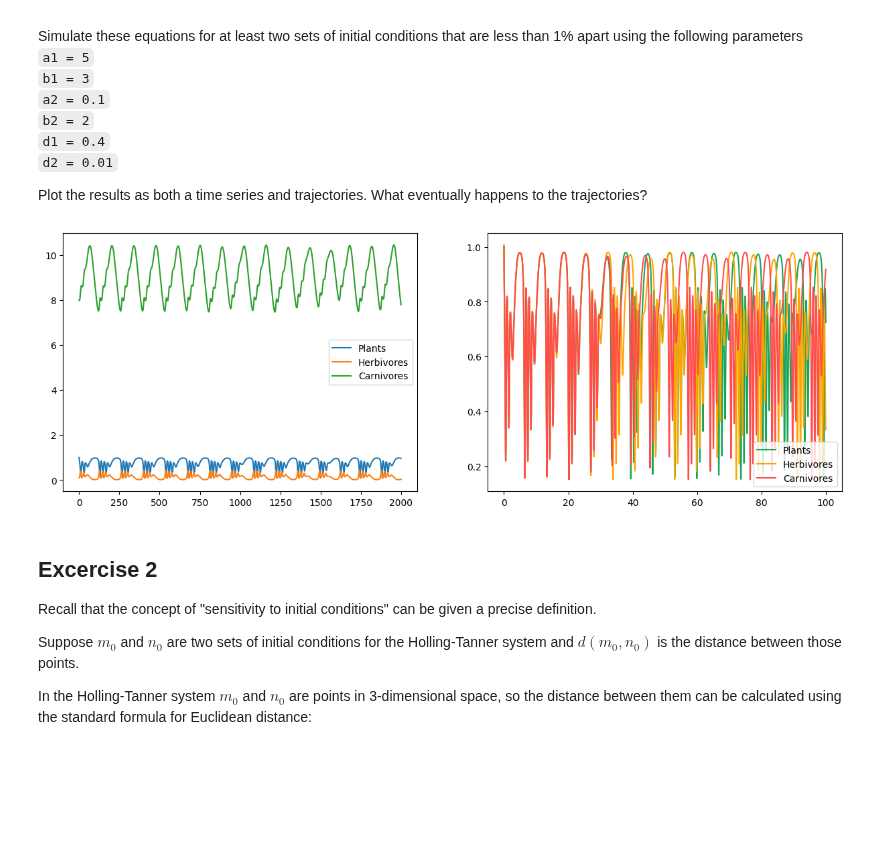
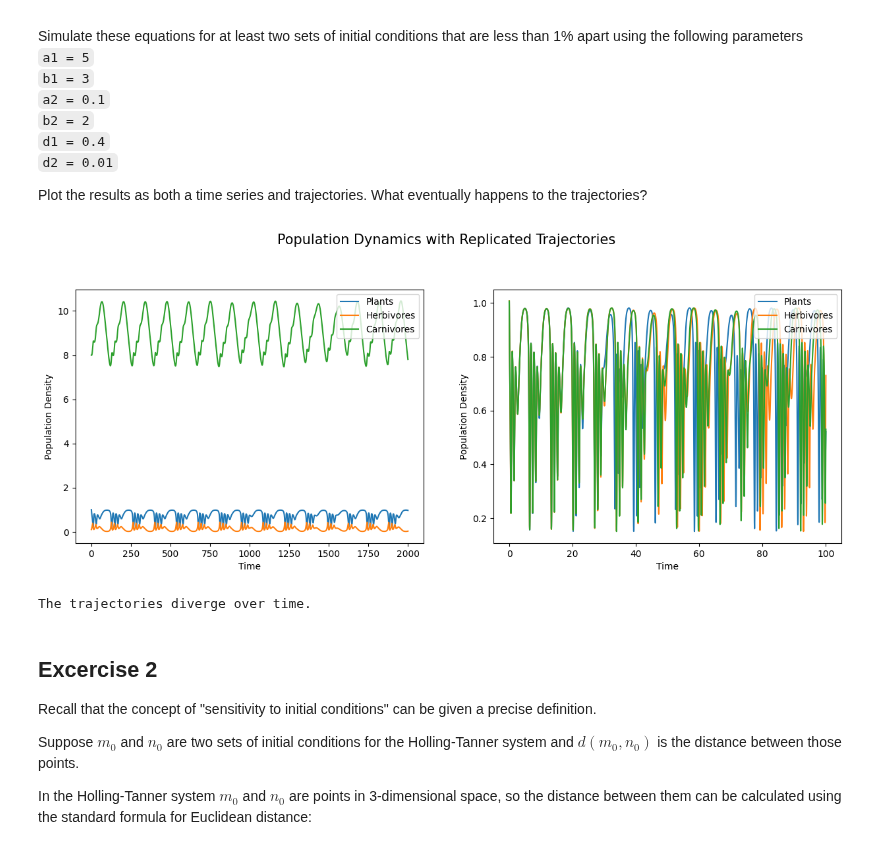
Before and after one commit to mkayeterry/MCDB172, a Jupyter notebook: ipynb/hw/HW9 - Chaotic Systems.ipynb, the cells around one changed output. Drawn from its saved outputs; the diff is of its cells as text; code cells hidden in the pictures; blank space fills up the shorter version.

```diff
--- a/ipynb/hw/HW9 - Chaotic Systems.ipynb
+++ b/ipynb/hw/HW9 - Chaotic Systems.ipynb
@@ -33,40 +33,46 @@ def HT(state, t0, a1 = 5, a2 = 0.1, b1 = 3, b2 = 2, d1 = 0.4, d2 = 0.01):
 
     x = state[0]
     y = state[1]
     z = state[2]
 
     dxdt = x * (1 - x) - ((a1 * x)/(1 + (b1 * x))) * y
     dydt = (((a1 * x)/(1 + (b1 * x))) * y) - (d1 * y) - ((a2 * y)/(1 + (b2 * y))) * z
     dzdt = (((a2 * y)/(1 + (b2 * y))) * z) - (d2 * z)
 
     return [dxdt, dydt, dzdt]
 
 
 t = np.linspace(0, 2000, 100000)
 state0 = np.array([1, 0.1, 8])
 state = odeint(HT, state0, t)
 
 
-
 fig, axes = plt.subplots(1, 2, figsize=(15, 5))
 axes[0].plot(t, state)
-axes[0].legend(('Plants', 'Herbivores', 'Carnivores'))
-
+axes[0].set_xlabel('Time')
+axes[0].set_ylabel('Population Density')
+axes[0].legend(('Plants', 'Herbivores', 'Carnivores'), loc='upper right')
 
 
 N_trajectories = 3
 t2 = np.linspace(0, 100, 100000)
 state0 = np.array([1, 0.1, 8]) + 0.01*np.random.random((N_trajectories, 3))
 state = np.asarray([odeint(HT, state0i, t)
                     for state0i in state0])
 
-colors = ['#18A558', '#FFA500', '#FF4C4C']
 for i in range(N_trajectories):
-    axes[1].plot(t2, state[i, :, 0], color=colors[i])
-axes[1].legend(('Plants', 'Herbivores', 'Carnivores'))
+    axes[1].plot(t2, state[i, :, 0])
+axes[1].set_xlabel('Time')
+axes[1].set_ylabel('Population Density')
+axes[1].legend(('Plants', 'Herbivores', 'Carnivores'), loc='upper right')
+
+plt.suptitle('Population Dynamics with Replicated Trajectories', fontsize=15, y=1.05)
 plt.show()
+
+print('The trajectories diverge over time.')
 # %% [output]
-[figure, old version]
+[figure, new version]
+The trajectories diverge over time.
 # %% [markdown]
 ## Excercise 2
 Recall that the concept of "sensitivity to initial conditions" can be given a precise definition.
```
Also changed, not shown: parts of 3 cells of this notebook.
